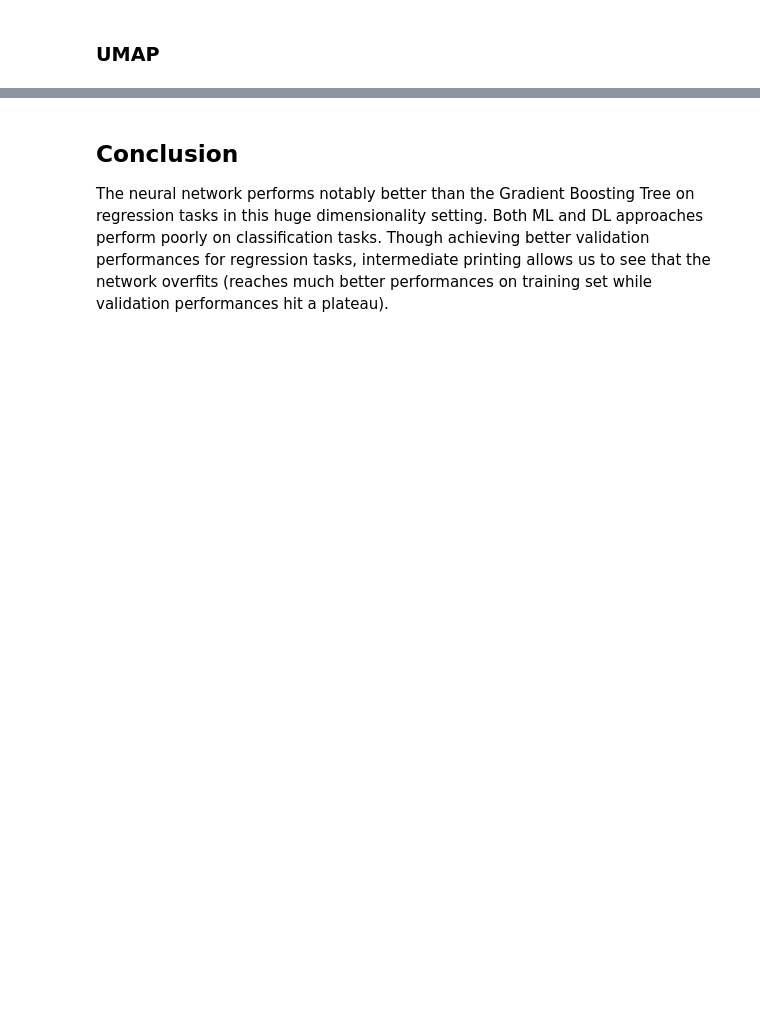
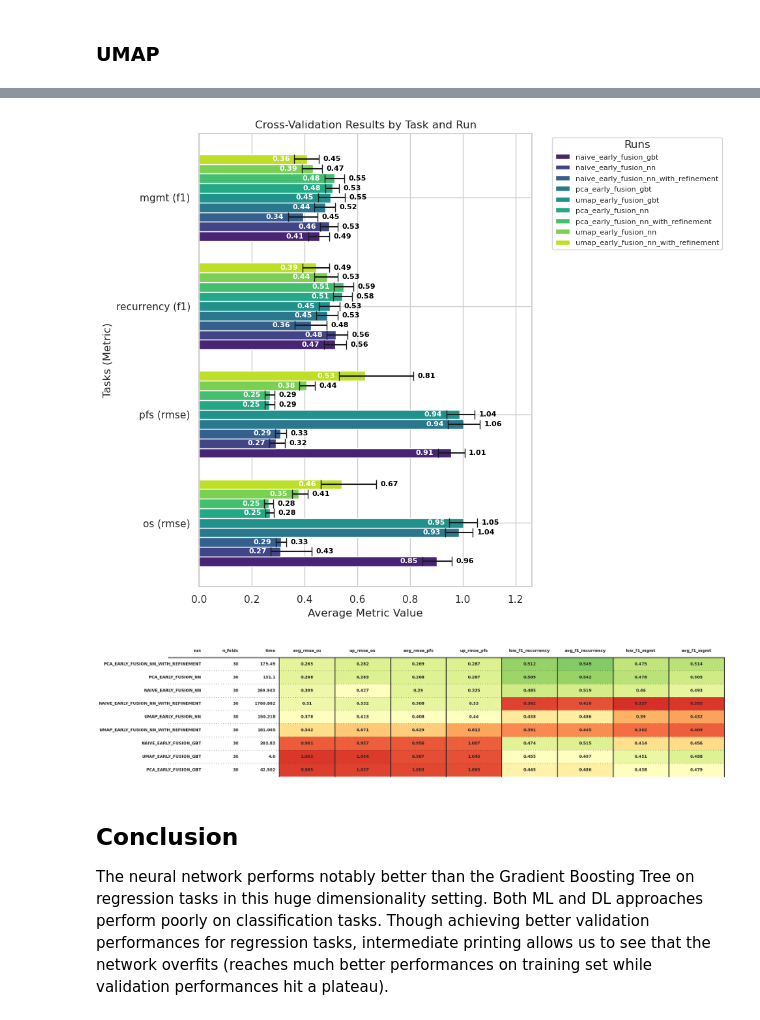
Before and after one commit to Tikings/gbm_hackathon, a Jupyter notebook: experiments/EXP_DR_naive_early_fusion.ipynb, the cells around one changed output, grey strips where cells are left out. Saved outputs shown, nothing was run; the diff lists cells and outputs as text; code cells hidden in the pictures; blank space fills up the shorter version.

```diff
--- a/experiments/EXP_DR_naive_early_fusion.ipynb
+++ b/experiments/EXP_DR_naive_early_fusion.ipynb
@@ -718,5 +817,8 @@ plot_cv_table('../results/cv_results.csv', save=True, out_file="results/cv_resul
 # %%
-# plot_results_cv('../results/cv_results.csv')
+plot_results_cv('../results/cv_results.csv', run_filter='early')
+# %% [output]
+[figure, added]
+[figure, added]
 # %% [markdown]
 ## **Conclusion**
 The neural network performs notably better than the Gradient Boosting Tree on regression tasks in this huge dimensionality setting. Both ML and DL approaches perform poorly on classification tasks. Though achieving better validation performances for regression tasks, intermediate printing allows us to see that the network overfits (reaches much better performances on training set while validation performances hit a plateau).
```
Also changed, not shown: parts of 19 cells of this notebook, 26 other files.
